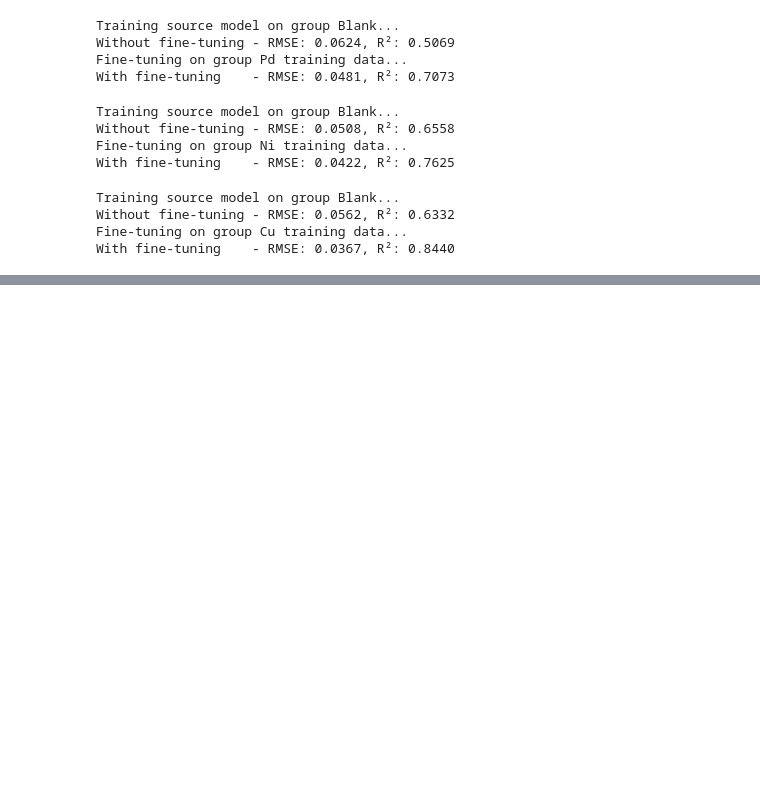
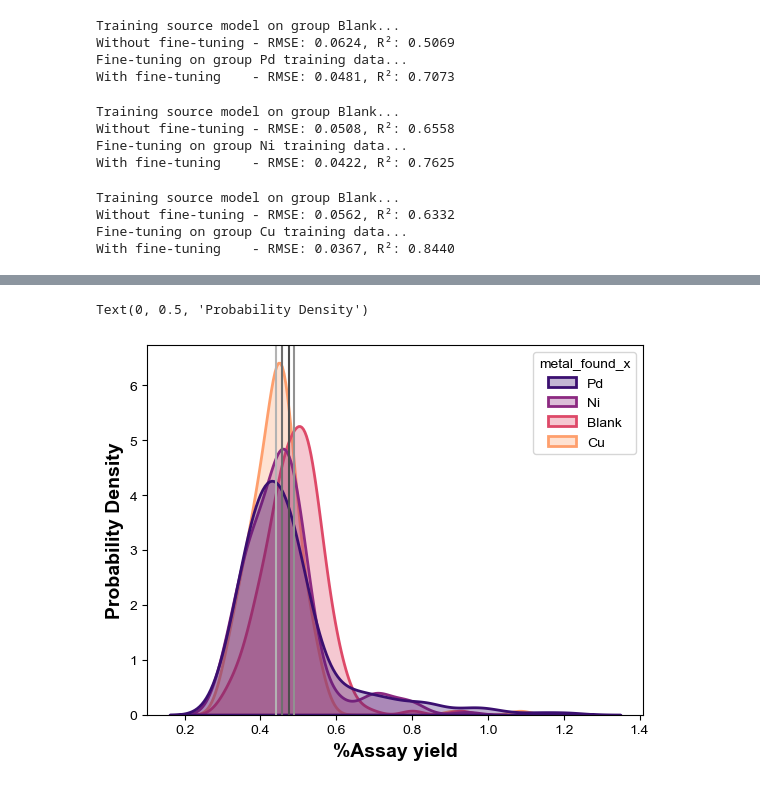
Before and after one commit to cernak-lab/cernakHTE, a Jupyter notebook: Figures_code/ML_base_models_OHE_and_fp_xtb.ipynb, the cells around one changed output, grey strips where cells are left out. Saved outputs shown, nothing was run; the diff lists cells and outputs as text; code cells hidden in the pictures; blank space fills up the shorter version.

```diff
--- a/Figures_code/ML_base_models_OHE_and_fp_xtb.ipynb
+++ b/Figures_code/ML_base_models_OHE_and_fp_xtb.ipynb
@@ -1588,0 +1903,15 @@ With fine-tuning    - RMSE: 0.0367, R²: 0.8440
+# %%
+df_copy_rec = onehot_df.copy()
+df_copy_rec['group']= df_copy_rec['metal_found_x']
+df_copy_rec['recipe_with_catalyst'] = df_copy_rec.apply(lambda row:
+                                                        f"{row['recipe_without_catalyst']}.{row['metal_found_x']}"                                                                                              ,axis=1)
+max_yield_rec_final = df_copy_rec.copy()
+max_yield_rec = max_yield_rec_final[max_yield_rec_final['product_sum'] == max_yield_rec_final.groupby('recipe_with_catalyst')['product_sum'].transform('max')]
+max_yield_rec = max_yield_rec.drop_duplicates(subset='recipe_with_catalyst')
+min_rec = max_yield_rec[max_yield_rec['metal_found_x']=='Ni'].recipe_without_catalyst.to_list()
+max_yield_rec['rec'] = max_yield_rec.recipe_without_catalyst.apply(lambda x: 1 if x in min_rec else 0)
+max_yield_rec_final = max_yield_rec[max_yield_rec['rec']==1]
+min_rec = max_yield_rec_final[max_yield_rec_final['metal_found_x']=='Cu'].recipe_without_catalyst.to_list()
+max_yield_rec_final['rec'] = max_yield_rec_final.recipe_without_catalyst.apply(lambda x: 1 if x in min_rec else 0)
+max_yield_rec_final = max_yield_rec_final[max_yield_rec_final['rec']==1]
+max_yield_rec_final.groupby('metal_found_x').count()
@@ -1588,0 +1932,29 @@ With fine-tuning    - RMSE: 0.0367, R²: 0.8440
+# %%
+import seaborn as sns
+import pandas as pd
+
+target= "product_sum"  # target columns this can be docking one
+df_filtered= max_yield_rec_final # dataframe contain this columns, also it should contain column for category called source
+df_filtered = df_filtered[df_filtered[target]>0.3]
+g = sns.kdeplot(
+   data=df_filtered, x=target, hue="metal_found_x",
+   fill=True, common_norm=False, palette='magma',
+   alpha=.3, linewidth=2, legend=True
+)
+
+sources = df_filtered['metal_found_x'].unique()
+colors = np.linspace(0.3, 0.7, len(sources))
+
+for source, color in zip(sources, colors):
+    source_mean = df_filtered[df_filtered['metal_found_x'] == source][target].mean()
+    plt.axvline(source_mean, color=str(color), label=f'{source} mean')
+
+
+plt.xlabel('%Assay yield', fontsize=14, fontweight='bold')
+plt.ylabel('Probability Density',fontsize=14, fontweight='bold')
+# plt.legend([],[], frameon=False)
+
+# plt.savefig(f'/path to the file.jpg', dpi=300)
+# %% [output]
+Text(0, 0.5, 'Probability Density')
+[figure, added]
```
Also changed, not shown: parts of 17 cells of this notebook, 2 other files.
